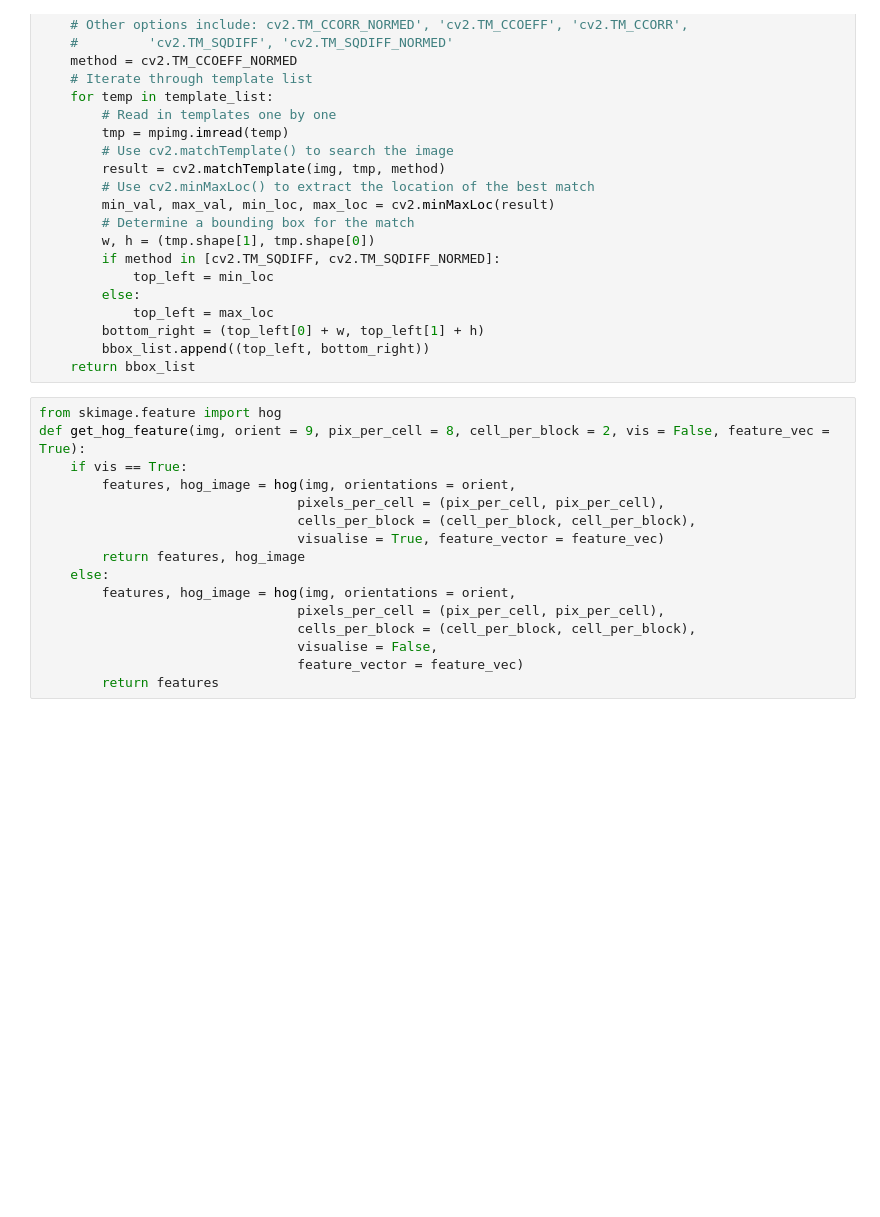
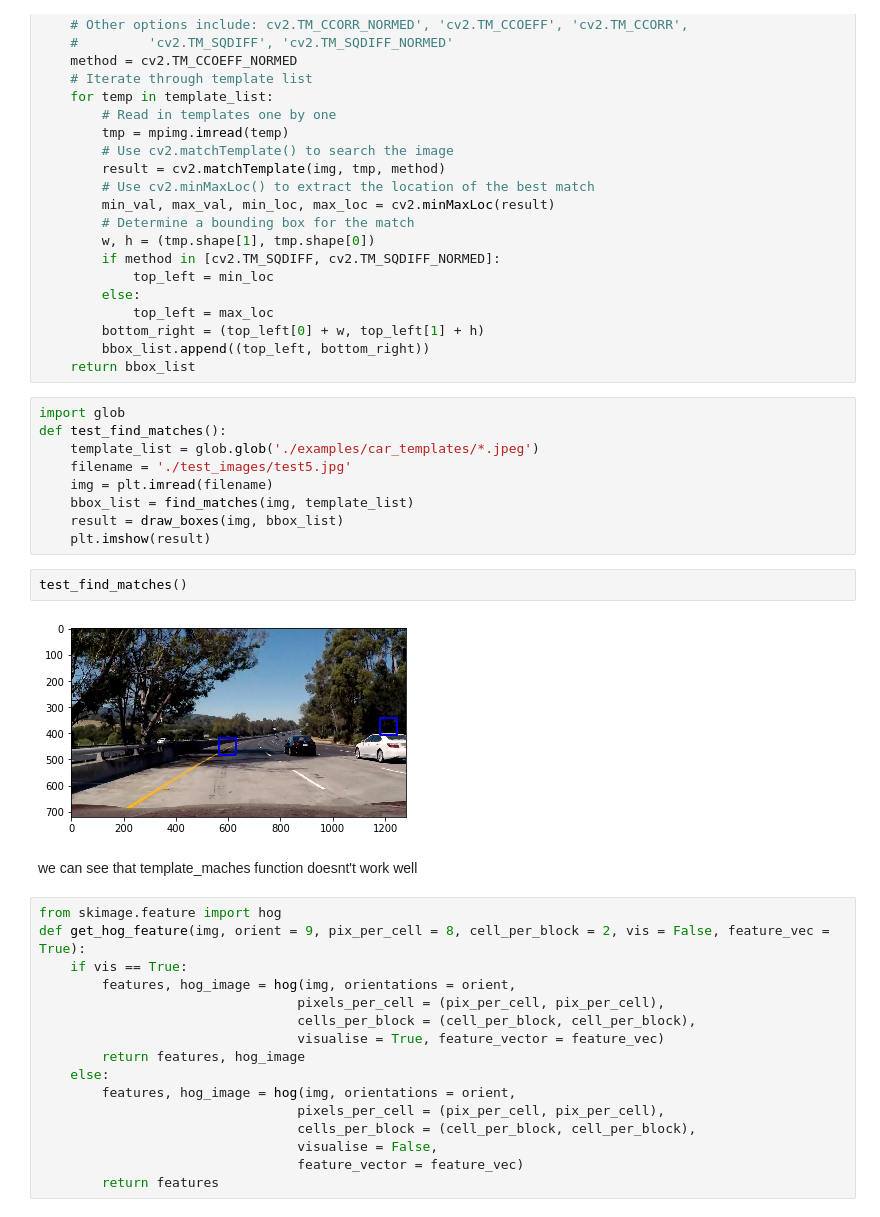
Before and after one commit to easyfly007/autodrive_projects, a Jupyter notebook: proj_vehicle_detection/solution.ipynb, the cells around one changed output. Drawn from its saved outputs; the diff is of its cells as text; blank space fills up the shorter version.

```diff
--- a/proj_vehicle_detection/solution.ipynb
+++ b/proj_vehicle_detection/solution.ipynb
@@ -80,6 +82,21 @@ def find_matches(img, template_list):
         bottom_right = (top_left[0] + w, top_left[1] + h)
         bbox_list.append((top_left, bottom_right))
     return bbox_list
+# %%
+import glob
+def test_find_matches():
+    template_list = glob.glob('./examples/car_templates/*.jpeg')
+    filename = './test_images/test5.jpg'
+    img = plt.imread(filename)
+    bbox_list = find_matches(img, template_list)
+    result = draw_boxes(img, bbox_list)
+    plt.imshow(result)
+# %%
+test_find_matches()
+# %% [output]
+[figure, added]
+# %% [markdown]
+we can see that template_maches function doesnt't work well
 # %%
 from skimage.feature import hog
 def get_hog_feature(img, orient = 9, pix_per_cell = 8, cell_per_block = 2, vis = False, feature_vec = True):
```
Also changed, not shown: parts of 3 cells of this notebook.
